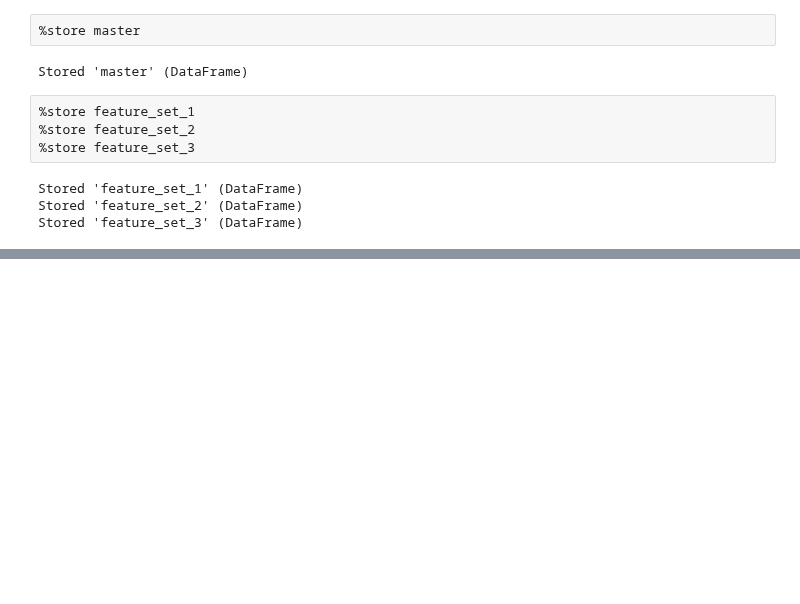
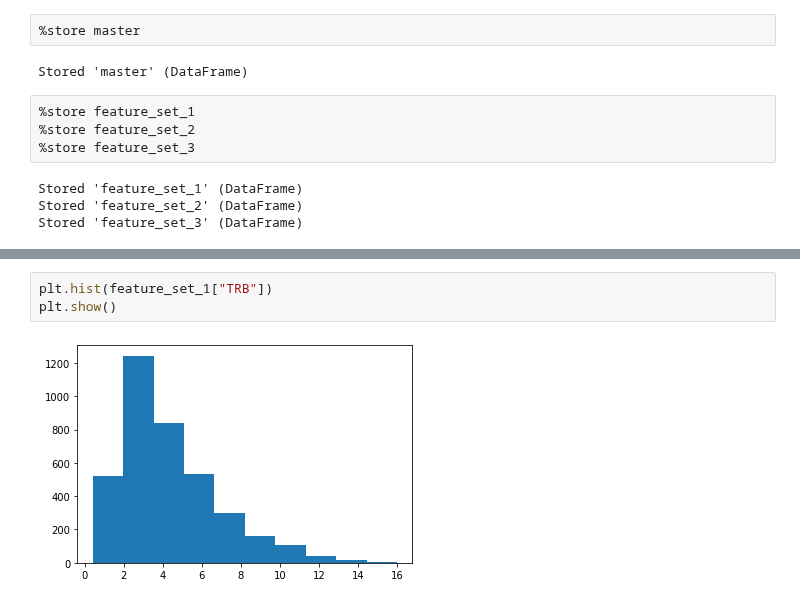
Before and after one commit to victoria-yining-huang/NBA-MIP, a Jupyter notebook: features.ipynb, the cells around one changed output, grey strips where cells are left out. Drawn from its saved outputs; the diff is of its cells as text; blank space fills up the shorter version.

```diff
--- a/features.ipynb
+++ b/features.ipynb
@@ -186,0 +204,5 @@ Stored 'feature_set_3' (DataFrame)
+# %%
+plt.hist(feature_set_1["TRB"])
+plt.show()
+# %% [output]
+[figure, added]
```
Also changed, not shown: parts of 10 cells of this notebook, 3 other files.
